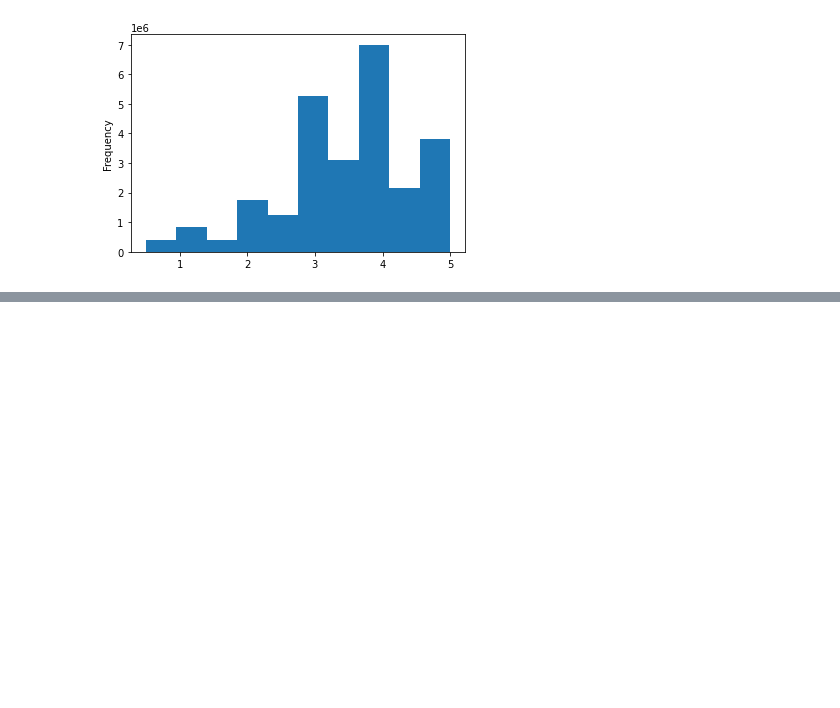
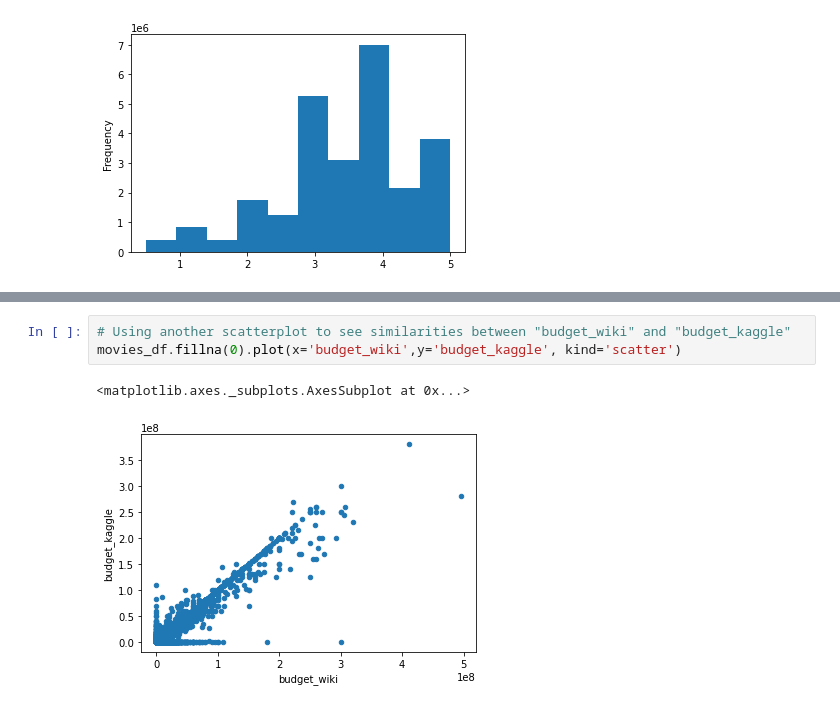
Before and after one commit to josem279/Movies-ETL, a Jupyter notebook: Movielens_Extract.ipynb, the cells around one changed output, grey strips where cells are left out. Saved outputs shown, nothing was run; the diff lists cells and outputs as text; blank space fills up the shorter version.

```diff
--- a/Movielens_Extract.ipynb
+++ b/Movielens_Extract.ipynb
@@ -774,0 +828,6 @@ Name: rating, dtype: float64
+# %%
+# Using another scatterplot to see similarities between "budget_wiki" and "budget_kaggle"
+movies_df.fillna(0).plot(x='budget_wiki',y='budget_kaggle', kind='scatter')
+# %% [output]
+<matplotlib.axes._subplots.AxesSubplot at 0x...>
+[figure, added]
```
Also changed, not shown: parts of 29 cells of this notebook, 2 other files.
